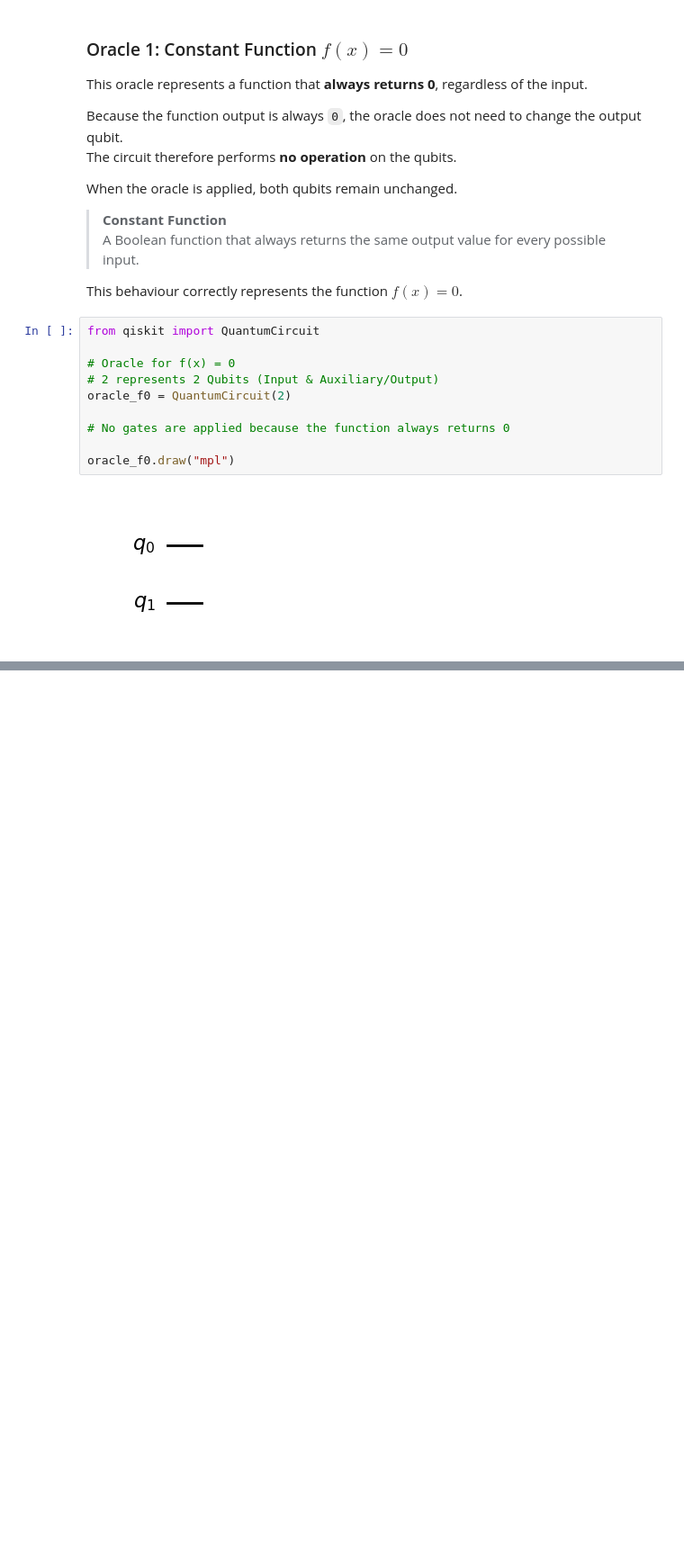
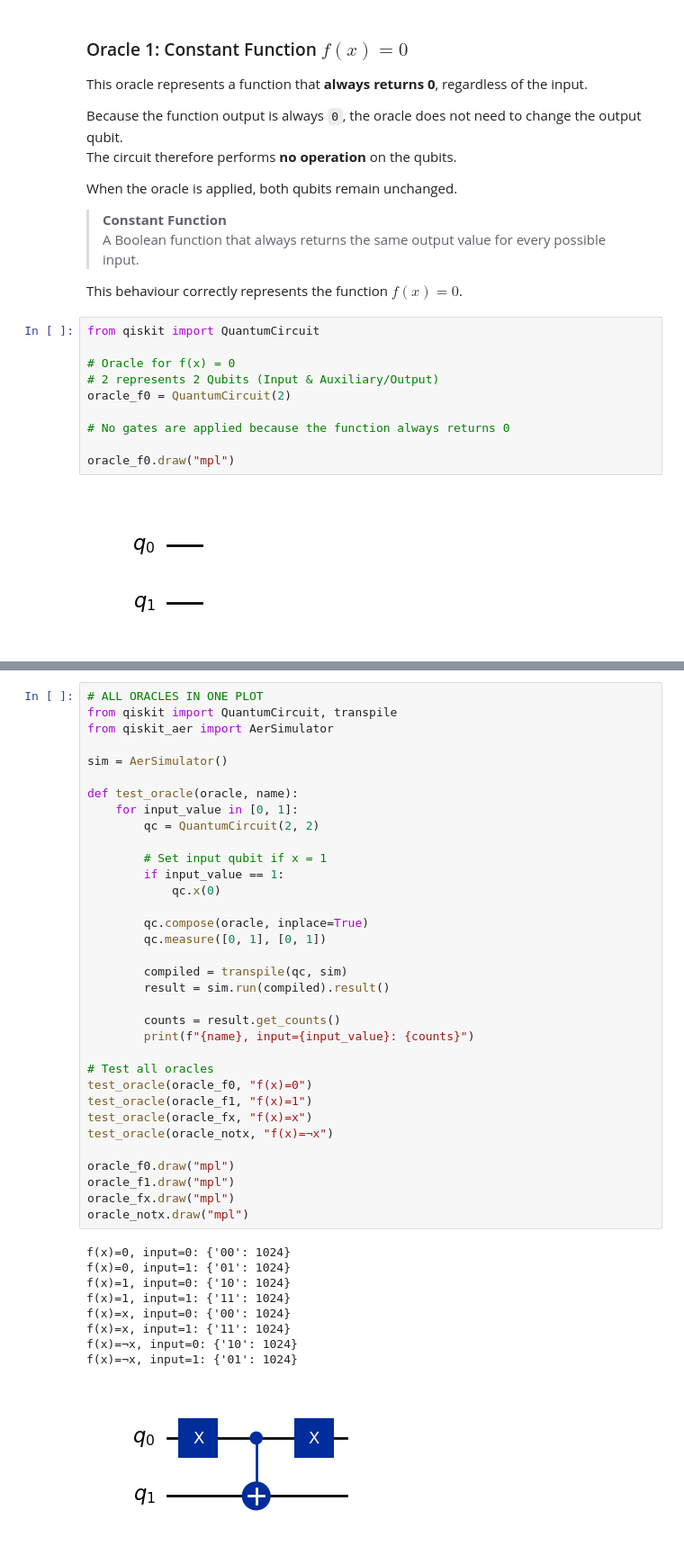
Before and after one commit to norakeavney/emerging-technologies, a Jupyter notebook: problems.ipynb, the cells around one changed output, grey strips where cells are left out. Shown at 90% size. Saved outputs shown, nothing was run; the diff lists cells and outputs as text; blank space fills up the shorter version.

```diff
--- a/problems.ipynb
+++ b/problems.ipynb
@@ -610,0 +698,44 @@ oracle_f0.draw("mpl")
+# %%
+# ALL ORACLES IN ONE PLOT
+from qiskit import QuantumCircuit, transpile
+from qiskit_aer import AerSimulator
+
+sim = AerSimulator()
+
+def test_oracle(oracle, name):
+    for input_value in [0, 1]:
+        qc = QuantumCircuit(2, 2)
+
+        # Set input qubit if x = 1
+        if input_value == 1:
+            qc.x(0)
+
+        qc.compose(oracle, inplace=True)
+        qc.measure([0, 1], [0, 1])
+
+        compiled = transpile(qc, sim)
+        result = sim.run(compiled).result()
+
+        counts = result.get_counts()
+        print(f"{name}, input={input_value}: {counts}")
+
+# Test all oracles
+test_oracle(oracle_f0, "f(x)=0")
+test_oracle(oracle_f1, "f(x)=1")
+test_oracle(oracle_fx, "f(x)=x")
+test_oracle(oracle_notx, "f(x)=¬x")
+
+oracle_f0.draw("mpl")
+oracle_f1.draw("mpl")
+oracle_fx.draw("mpl")
+oracle_notx.draw("mpl")
+# %% [output]
+f(x)=0, input=0: {'00': 1024}
+f(x)=0, input=1: {'01': 1024}
+f(x)=1, input=0: {'10': 1024}
+f(x)=1, input=1: {'11': 1024}
+f(x)=x, input=0: {'00': 1024}
+f(x)=x, input=1: {'11': 1024}
+f(x)=¬x, input=0: {'10': 1024}
+f(x)=¬x, input=1: {'01': 1024}
+[figure, added]
```
Also changed, not shown: parts of 12 cells of this notebook.
